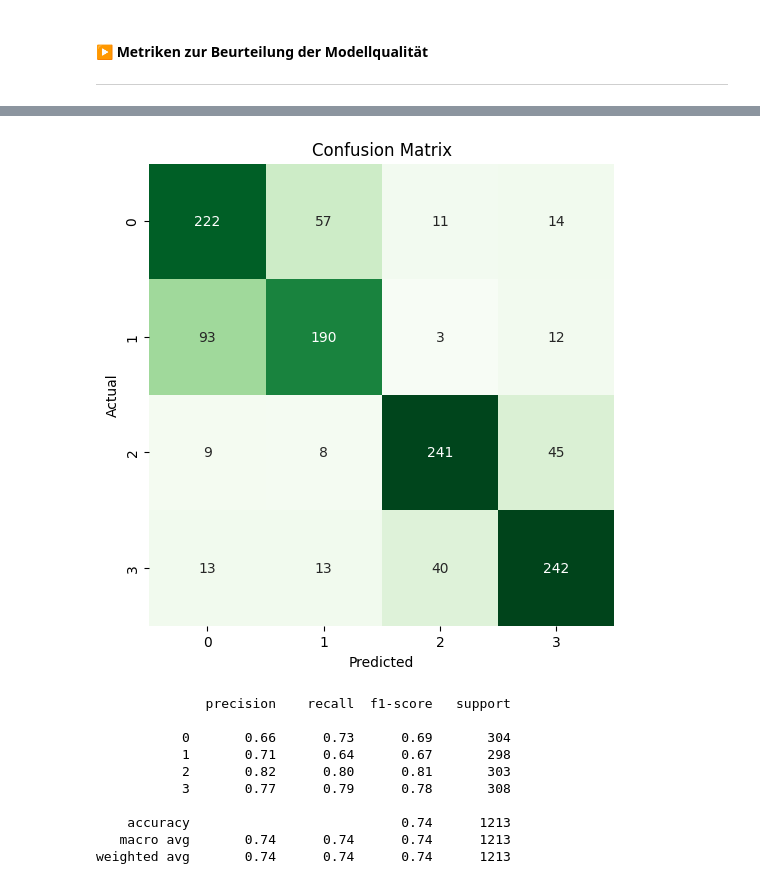
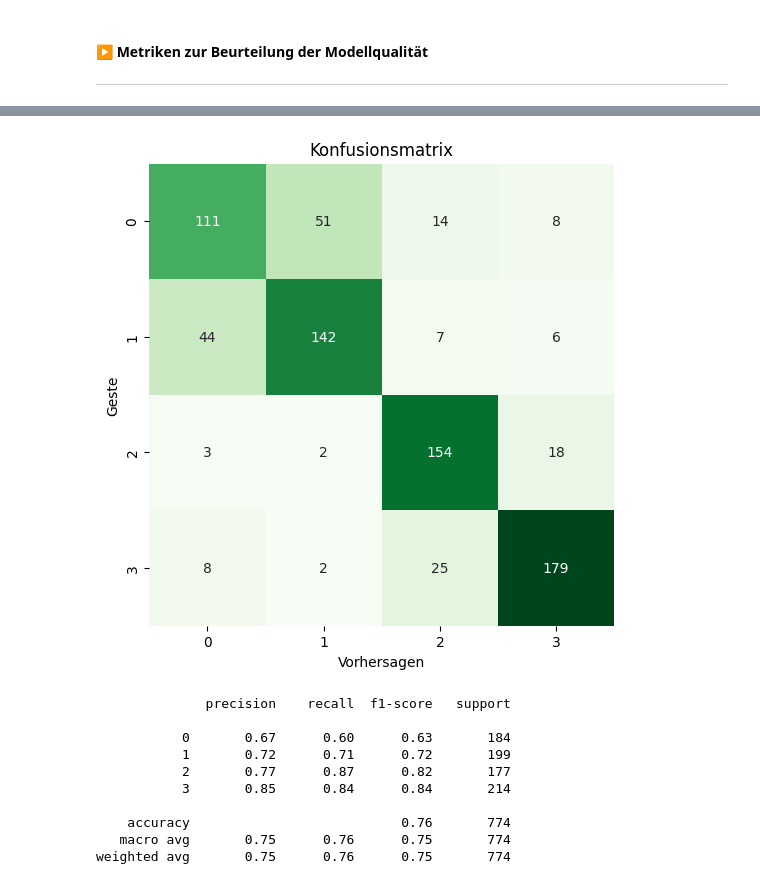
Before and after one commit to Gizmo-Labs/Informatik-Bachelor-Thesis, a Jupyter notebook: Jupyter-Notebooks/Model-Exploration_Variante_1.ipynb, the cells around one changed output, grey strips where cells are left out. Saved outputs shown, nothing was run; the diff lists cells and outputs as text; code cells hidden in the pictures.

```diff
--- a/Jupyter-Notebooks/Model-Exploration_Variante_1.ipynb
+++ b/Jupyter-Notebooks/Model-Exploration_Variante_1.ipynb
@@ -70,23 +96,19 @@ proband4 = []
 ##############################################################
 
 for label in ['0', '1', '2', '3']:
-    proband1.append(pd.read_csv('./Eigene/P1L' + label + '.csv', sep=',', header=None))
-    #proband1.append(pd.read_csv('./Eigene/P1L' + label + '_reduced.csv', sep=',', header=None))
+    proband1.append(pd.read_csv('./Eigene Datenaufzeichnungen/P1L' + label + '.csv', sep=',', header=None))
     proband1[int(label)][64] = int(label)
 
 for label in ['0', '1', '2', '3']:
-    proband2.append(pd.read_csv('./Eigene/P2L' + label + '.csv', sep=',', header=None))
-    #proband2.append(pd.read_csv('./Eigene/P2L' + label + '_reduced.csv', sep=',', header=None))
+    proband2.append(pd.read_csv('./Eigene Datenaufzeichnungen/P2L' + label + '.csv', sep=',', header=None))
     proband2[int(label)][64] = int(label)
 
 for label in ['0', '1', '2', '3']:
-    proband3.append(pd.read_csv('./Eigene/P3L' + label + '.csv', sep=',', header=None))
-    #proband3.append(pd.read_csv('./Eigene/P3L' + label + '_reduced.csv', sep=',', header=None))
+    proband3.append(pd.read_csv('./Eigene Datenaufzeichnungen/P3L' + label + '.csv', sep=',', header=None))
     proband3[int(label)][64] = int(label)
 
 for label in ['0', '1', '2', '3']:
-    proband4.append(pd.read_csv('./Eigene/P4L' + label + '.csv', sep=',', header=None))
-    #proband4.append(pd.read_csv('./Eigene/P4L' + label + '_reduced.csv', sep=',', header=None))
+    proband4.append(pd.read_csv('./Eigene Datenaufzeichnungen/P4L' + label + '.csv', sep=',', header=None))
     proband4[int(label)][64] = int(label)
 
 
@@ -177,16 +246,12 @@ Form der Test-Labels :  (1213,)
 #### ▶️ Machine-Learning Modell erstellen
 ***
 # %%
-import tensorflow as tf # type: ignore
-from tensorflow import keras # type: ignore
-from keras import layers # type: ignore
-
 ##############################################################
 # Hyperparameter                                             #
 ##############################################################
 batch_size = 32
 epochs = 16
-initializer='glorot_uniform'
+
 mom = 0.9
 eps = 0.000001
 drop = 0.2
@@ -199,7 +264,7 @@ input_shape = (Features.shape[1],)
 model = keras.Sequential()
 model.add(layers.InputLayer(input_shape))
 
-model.add(layers.Dense(512, kernel_initializer=initializer))
+model.add(layers.Dense(512))
 model.add(layers.BatchNormalization(momentum=mom, epsilon=eps))
 model.add(layers.Activation('relu'))
 model.add(layers.Dropout(drop))
@@ -217,9 +282,12 @@ model.add(layers.Activation('relu'))
 model.add(layers.Dropout(drop))
 
 
-model.add(layers.Dense(Klassen))
+model.add(layers.Dense(Anzahl_Klassen))
 model.add(layers.Activation('softmax'))
 
 # Modellparameter ausgeben
 model.summary()
+
+# Modell speichern
+model.save('./Gespeicherte Modelle/FNN.h5')
 # %% [output]
@@ -254,12 +322,11 @@ model.compile(
 history = model.fit(
     X_train,
     y_train,
-    validation_split=0.2,
+    validation_data=(X_val, y_val),
     batch_size=batch_size,
     epochs=epochs,
     callbacks=[
-        keras.callbacks.ReduceLROnPlateau(),
-        #keras.callbacks.EarlyStopping(monitor='val_loss', mode='min', patience=2)
+        keras.callbacks.ReduceLROnPlateau()
     ]
 )
 # %% [output]
@@ -331,17 +397,17 @@ Es handelt sich um Geste : 1
 #### ▶️ Metriken zur Beurteilung der Modellqualität
 ***
 # %%
-y_true = np.array(y_test)
-y_pred = np.array(list(map(lambda x: np.argmax(x), model.predict(X_test))))
+y_test_arg=np.argmax(y_hot,axis=1)
+y_val = np.argmax(model.predict(X_val),axis=1)
 
-cm = confusion_matrix(y_true, y_pred)
+cm = confusion_matrix(y_test_arg, y_val)
 
 plt.figure(figsize=(6, 6))
 sns.heatmap(cm, annot=True, fmt='g', cmap='Greens', cbar=False)
-plt.xlabel("Predicted")
-plt.ylabel("Actual")
-plt.title("Confusion Matrix")
+plt.xlabel("Vorhersagen")
+plt.ylabel("Geste")
+plt.title("Konfusionsmatrix")
 plt.show()
 
-print(classification_report(y_true, y_pred))
+print(classification_report(y_test_arg, y_val))
 # %% [output]
@@ -349,11 +415,11 @@ print(classification_report(y_true, y_pred))
-[figure, old version]
+[figure, new version]
               precision    recall  f1-score   support
 
-           0       0.66      0.73      0.69       304
-           1       0.71      0.64      0.67       298
-           2       0.82      0.80      0.81       303
-           3       0.77      0.79      0.78       308
+           0       0.67      0.60      0.63       184
+           1       0.72      0.71      0.72       199
+           2       0.77      0.87      0.82       177
+           3       0.85      0.84      0.84       214
 
-    accuracy                           0.74      1213
-   macro avg       0.74      0.74      0.74      1213
-weighted avg       0.74      0.74      0.74      1213
+    accuracy                           0.76       774
+   macro avg       0.75      0.76      0.75       774
+weighted avg       0.75      0.76      0.75       774
```
Also changed, not shown: parts of 23 cells of this notebook, 31 other files.
